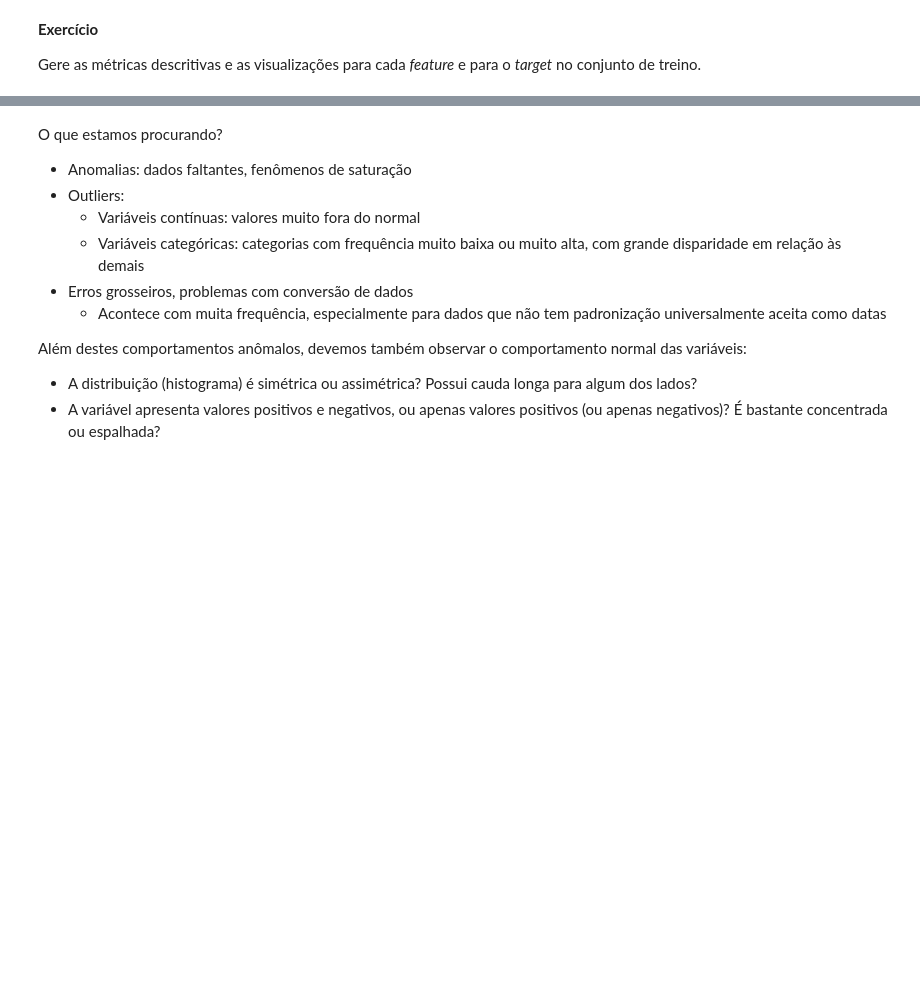
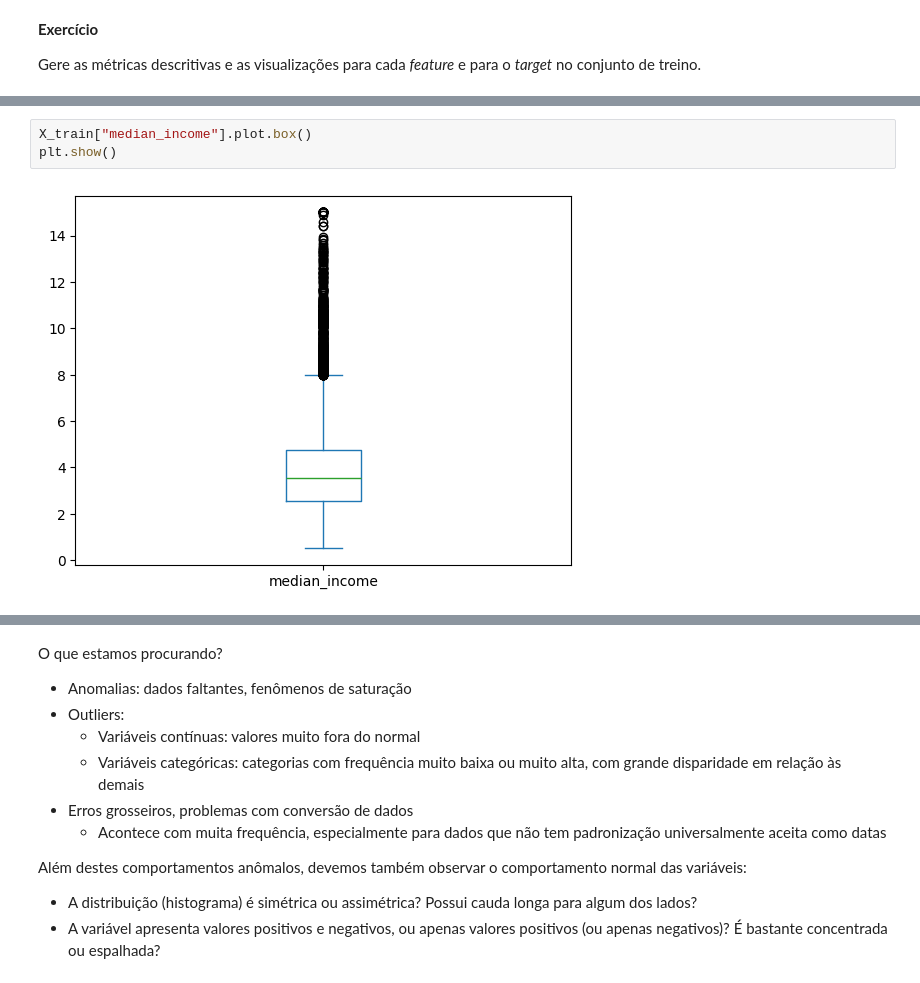
Before and after one commit to guedera/aulasMachineLearning, a Jupyter notebook: Aula02/ML_Aula_2.ipynb, the cells around one changed output, grey strips where cells are left out. Saved outputs shown, nothing was run; the diff lists cells and outputs as text; blank space fills up the shorter version.

```diff
--- a/Aula02/ML_Aula_2.ipynb
+++ b/Aula02/ML_Aula_2.ipynb
@@ -169,0 +297,5 @@ Gere as métricas descritivas e as visualizações para cada *feature* e para o
+# %%
+X_train["median_income"].plot.box()
+plt.show()
+# %% [output]
+[figure, added]
```
Also changed, not shown: parts of 15 cells of this notebook, 1 other file.
